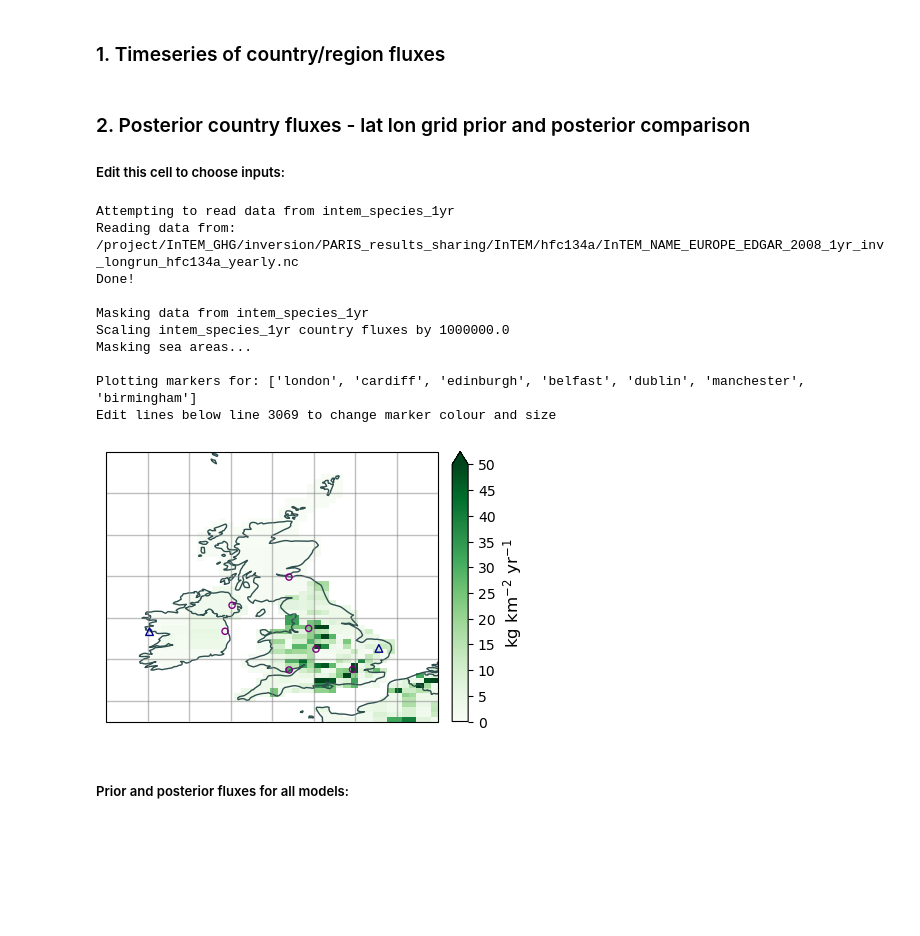
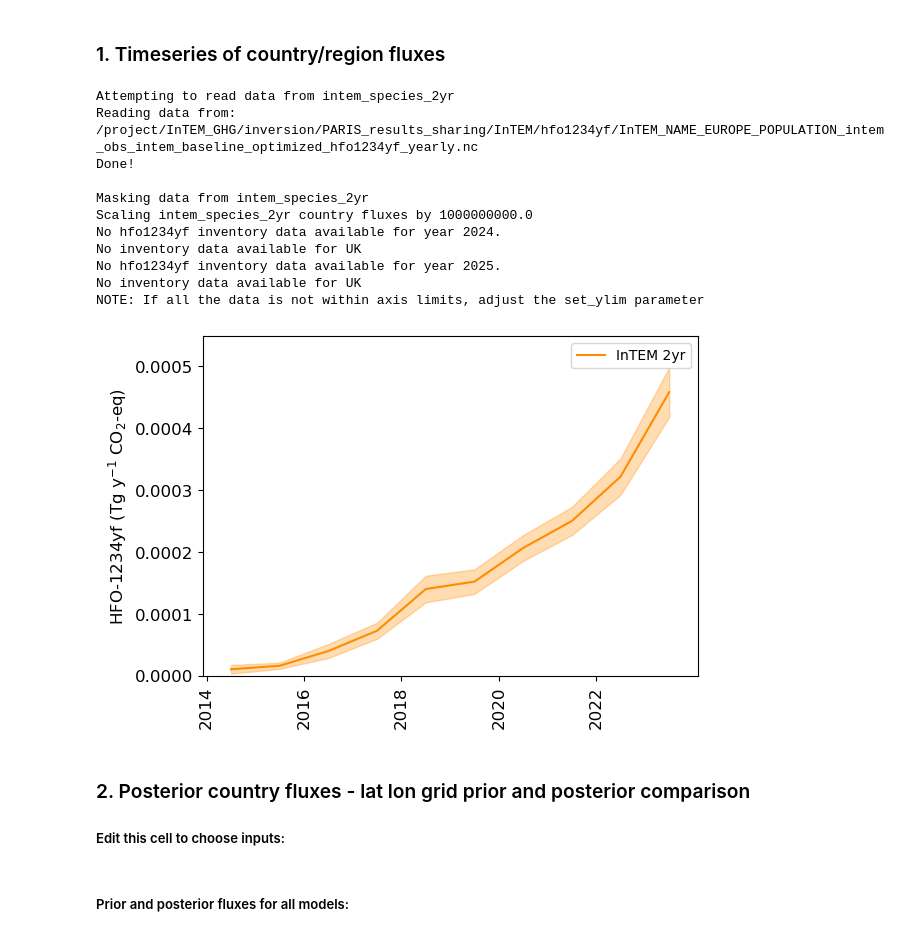
Before and after one commit to openghg/fluxie, a Jupyter notebook: PARIS_inversion_results_NISC.ipynb, the cells around one changed output. Cells and saved outputs as stored; diff of their text form; code cells hidden in the pictures; blank space fills up the shorter version.

```diff
--- a/PARIS_inversion_results_NISC.ipynb
+++ b/PARIS_inversion_results_NISC.ipynb
@@ -43,7 +43,20 @@ species_prior = {'hfc134a':'EDGAR',
                  'pfc218':'FLAT',
                  'pfc318':'FLAT',
                  'pfc116':'EDGARMINVAL',
-                 'cf4':'EDGARMINVAL'}
+                 'cf4':'EDGARMINVAL',
+                 'cfc11':'FLAT',
+                 'cfc12':'FLAT',
+                 'hcfc22':'FLAT',
+                 'hcfc141b':'FLAT',
+                 'hcfc142b':'FLAT',
+                 'ccl4':'FLAT',
+                 'ch4ccl3':'FLAT',
+                 'halon1211':'FLAT',
+                 'halon1301':'FLAT',
+                 'halon2402':'FLAT',
+                 'hfo1234yf':'FLAT',
+                 'hfo1234zee':'FLAT',
+                 'hfo1233zde':'FLAT'}
 
 species_start_dates = {'hfc134a':'1995-01-01',
                         'hfc143a':'2005-01-01',
@@ -68,7 +81,10 @@ species_start_dates = {'hfc134a':'1995-01-01',
                         'ch3ccl3':'1990-01-01',
                         'halon1211':'1995-01-01',
                         'halon1301':'1995-01-01',
-                        'halon2402':'1995-01-01'}
+                        'halon2402':'1995-01-01',
+                        'hfo1234yf':'1990-01-01',
+                        'hfo1234zee':'1990-01-01',
+                        'hfo1233zde':'1990-01-01'}
 
 m_data = {'intem_n2o_longrun':              {'filename':'InTEM_NAME_EUROPE_EDGAR_1site_intem_obs_intem_baseline_optimized',
                                              'label':'InTEM 3yr 1site'},
@@ -106,7 +122,7 @@ NOTE: If plotting units or scales look odd, edit species_info.json to fix this.
 #species_all = ['hfc4310mee','hfc245fa','hfc227ea','pfc218','pfc318','pfc116','cf4','nf3]
 #species_all = ['all_hfc','all_pfc']
 #species_all = ['ch4','n2o','sf6']
-species_all = ['nf3']
+species_all = ['cf4']
 
 #output_path = f'/project/InTEM_GHG/inversion/PARIS_results_sharing/plots/2024_11_NISC/{species}_country_flux_annual_longrun_zoom_UK.png'
 #output_path = f'/project/InTEM_GHG/inversion/PARIS_results_sharing/plots/2024_11_NISC/{species}_country_flux_monthly_UK.png'
@@ -128,6 +144,7 @@ for species in species_all:
             inventory_start_date = '2006-01-01'
         else:
             models = [f'intem_species_1yr','intem_species_2yr']
+
             start_date = ['2013-01-01',species_start_dates[species]]
             end_date = ['2024-01-01','2024-01-01']
             inventory_start_date = '1990-01-01'
@@ -203,30 +220,43 @@ for species in species_all:
     fix_y_axes = False #if True: all y axis limits are the same, if False: each y axis is relative to the data
                         #if a list of floats (e.g. [0,0.1]) applies these limit to all axes
     add_prior_unc = False #if True: plots prior uncertainty as shaded area
     set_global_leg = False #If True, plots one single legend instead of one legend per subplot.
     country_codes_as_titles = False #If True, lists 3-letter country codes under region names in subplot titles
     skip_country_title = True
     plot_separate = True #If True, includes all model results as separate lines
     plot_combined = False #If True, combined results, averaged from all models
     resample = None #If None, no resample is done. Else resample the data to the given period (options 'year' and 'season' for yearly and seasonal averages)
     resample_uncert_correlation = False #If True, uses mean uncertainty during resampling, if False, recalculates uncertainty assuming no correlation
     plot_resample_and_original = False #If True, plots both the resampled and original data
     period_override = None #use to override standard inversion periods, must be a list the same length as models, e.g. ['monthly','yearly']
     plot_grid = False #If True, includes background light grey gridlines
     nir_style_plot = True
     ###################################
 
     fig = func.plot_country_flux(ds_all_flux_scaled,species,regions,
                                 s_data,m_data,model_colors,start_date,end_date,ppt_mode,scale_co2eq,
                                 plot_inventory,inventory_years,data_dir,fix_y_axes,
                                 add_prior_unc,set_global_leg,country_codes_as_titles=country_codes_as_titles,
                                 skip_country_title=skip_country_title,
                                 plot_separate=plot_separate,plot_combined=plot_combined,
                                 resample=resample,resample_uncert_correlation=resample_uncert_correlation,
                                 plot_resample_and_original=plot_resample_and_original,
                                 period_override=period_override,
                                 plot_grid=plot_grid,inventory_start_date=inventory_start_date,
                                 nir_style_plot=nir_style_plot)
 
     if save == True:
         fig.savefig(output_path,bbox_inches='tight',pad_inches=0.2,dpi=300)
+# %% [output]
+Attempting to read data from intem_species_2yr
+Reading data from: /project/InTEM_GHG/inversion/PARIS_results_sharing/InTEM/hfo1234yf/InTEM_NAME_EUROPE_POPULATION_intem_obs_intem_baseline_optimized_hfo1234yf_yearly.nc
+Done!
+
+Masking data from intem_species_2yr
+Scaling intem_species_2yr country fluxes by 1000000000.0
+No hfo1234yf inventory data available for year 2024.
+No inventory data available for UK
+No hfo1234yf inventory data available for year 2025.
+No inventory data available for UK
+NOTE: If all the data is not within axis limits, adjust the set_ylim parameter
+[figure, added]
@@ -331,18 +363,6 @@ for species in species_all:
         if save == True:
             fig.savefig(output_path,bbox_inches='tight',pad_inches=0.2,dpi=300)
             print(f'Saved to: {output_path}')
-# %% [output]
-Attempting to read data from intem_species_1yr
-Reading data from: /project/InTEM_GHG/inversion/PARIS_results_sharing/InTEM/hfc134a/InTEM_NAME_EUROPE_EDGAR_2008_1yr_inv_longrun_hfc134a_yearly.nc
-Done!
-
-Masking data from intem_species_1yr
-Scaling intem_species_1yr country fluxes by 1000000.0
-Masking sea areas...
-
-Plotting markers for: ['london', 'cardiff', 'edinburgh', 'belfast', 'dublin', 'manchester', 'birmingham']
-Edit lines below line 3069 to change marker colour and size
-[figure, removed]
 # %% [markdown]
 ##### Prior and posterior fluxes for all models:
 # %%
```
Also changed, not shown: parts of 1 cell of this notebook.
